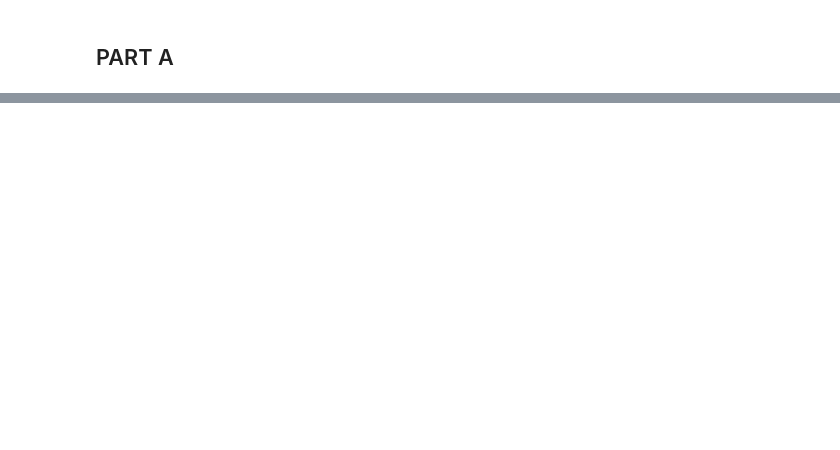
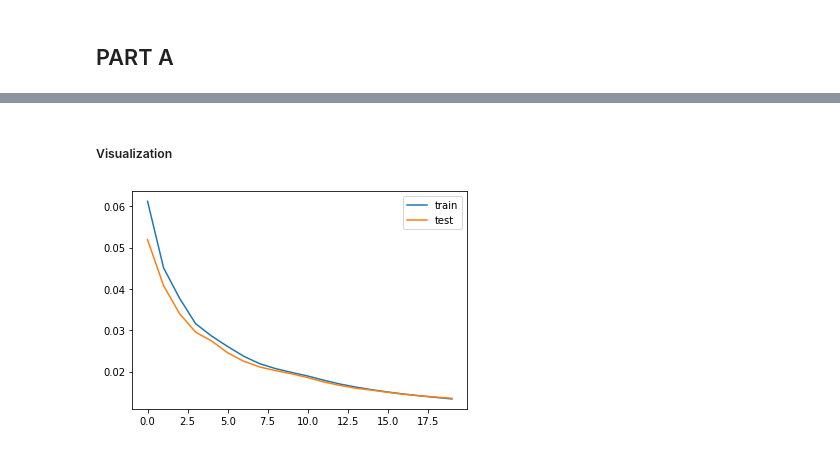
Before and after one commit to MohammadRaziei/Deep-Learning-Cource, a Jupyter notebook: HW03/Q6/HW03_Q6.ipynb, the cells around one changed output, grey strips where cells are left out. Saved outputs shown, nothing was run; the diff lists cells and outputs as text; code cells hidden in the pictures; blank space fills up the shorter version.

```diff
--- a/HW03/Q6/HW03_Q6.ipynb
+++ b/HW03/Q6/HW03_Q6.ipynb
@@ -170,0 +168,32 @@ score
+# %%
+# Make encoder:
+encoder_input = Input(shape=(data_dim))
+hidden = Dense(600, activation="sigmoid", name='Hidden_1')(encoder_input)
+hidden = Dense(100, activation="sigmoid", name='Hidden_2')(hidden)
+encoded = Dense(60, activation="sigmoid", name='Encoded')(hidden)
+encoder_model = Model(encoder_input, encoded, name='Encoder')
+
+# Make decoder:
+decoder_input = Input(shape=encoded.shape[1:])
+hidden = Dense(100, activation="sigmoid", name='Hidden_3')(decoder_input)
+hidden = Dense(600, activation="sigmoid", name='Hidden_4')(hidden)
+decoded  = Dense(data_dim, activation="sigmoid", name='Decoded')(hidden)
+decoder_model = Model(decoder_input, decoded, name='Decoder')
+
+# Make autoencoder:
+ae_input = Input(shape=(data_dim))
+ae_encoded = encoder_model(ae_input)
+ae_decoded = decoder_model(ae_encoded)
+autoencoder_model = Model(inputs=ae_input, outputs=ae_decoded)
+
+autoencoder_model.compile(optimizer='adam',
+              loss=MeanSquaredError(),
+              metrics=['accuracy'])
+
+history = autoencoder_model.fit(data_train,
+                    data_train,
+                    batch_size=64,
+                    epochs=20,
+                    verbose=2,
+                    validation_data=(data_test,data_test)
+                    )
@@ -170,0 +218,11 @@ score
+# %% [markdown]
+##### Visualization
+# %%
+import matplotlib.pyplot as plt
+# plot loss
+plt.plot(history.history['loss'], label='train')
+plt.plot(history.history['val_loss'], label='test')
+plt.legend()
+plt.show()
+# %% [output]
+[figure, added]
```
Also changed, not shown: parts of 38 cells of this notebook.
